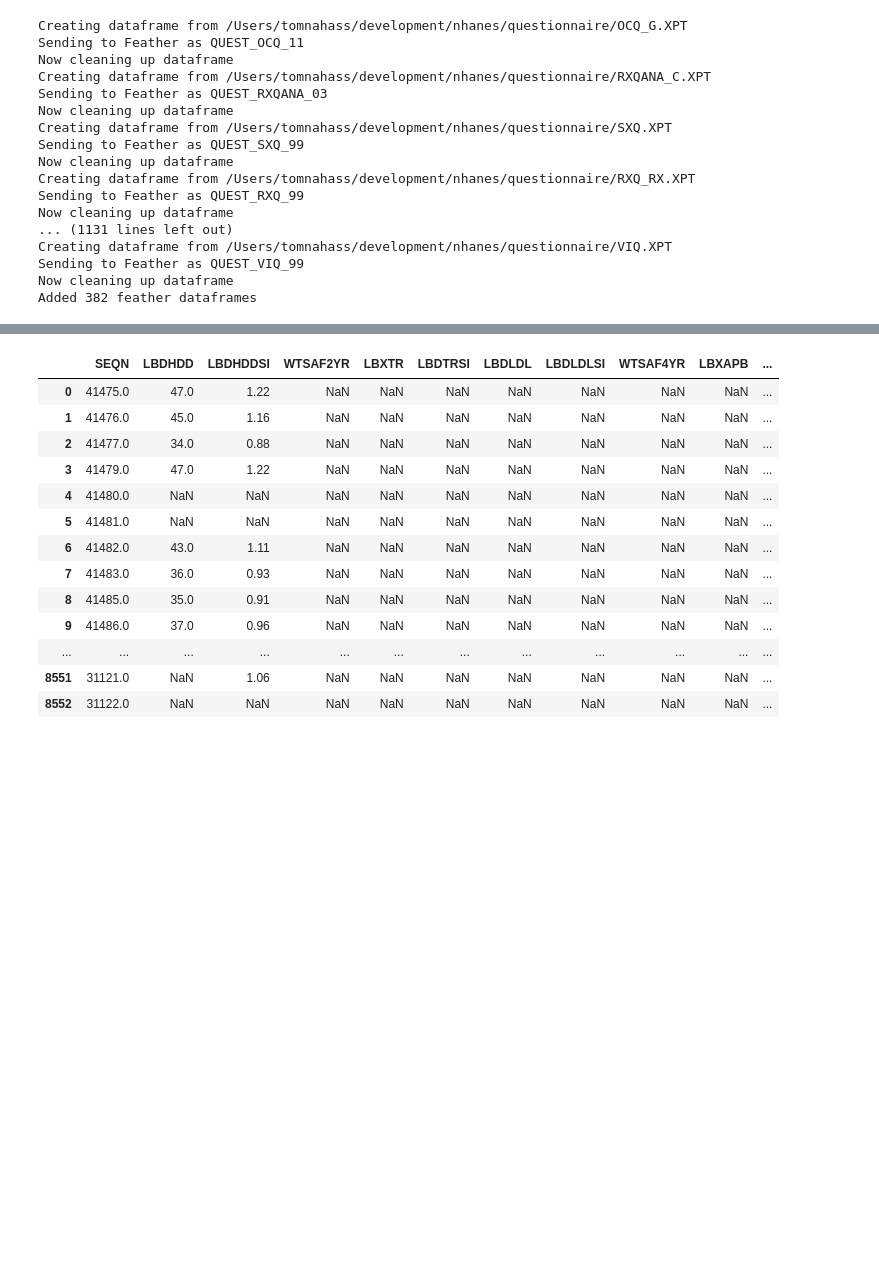
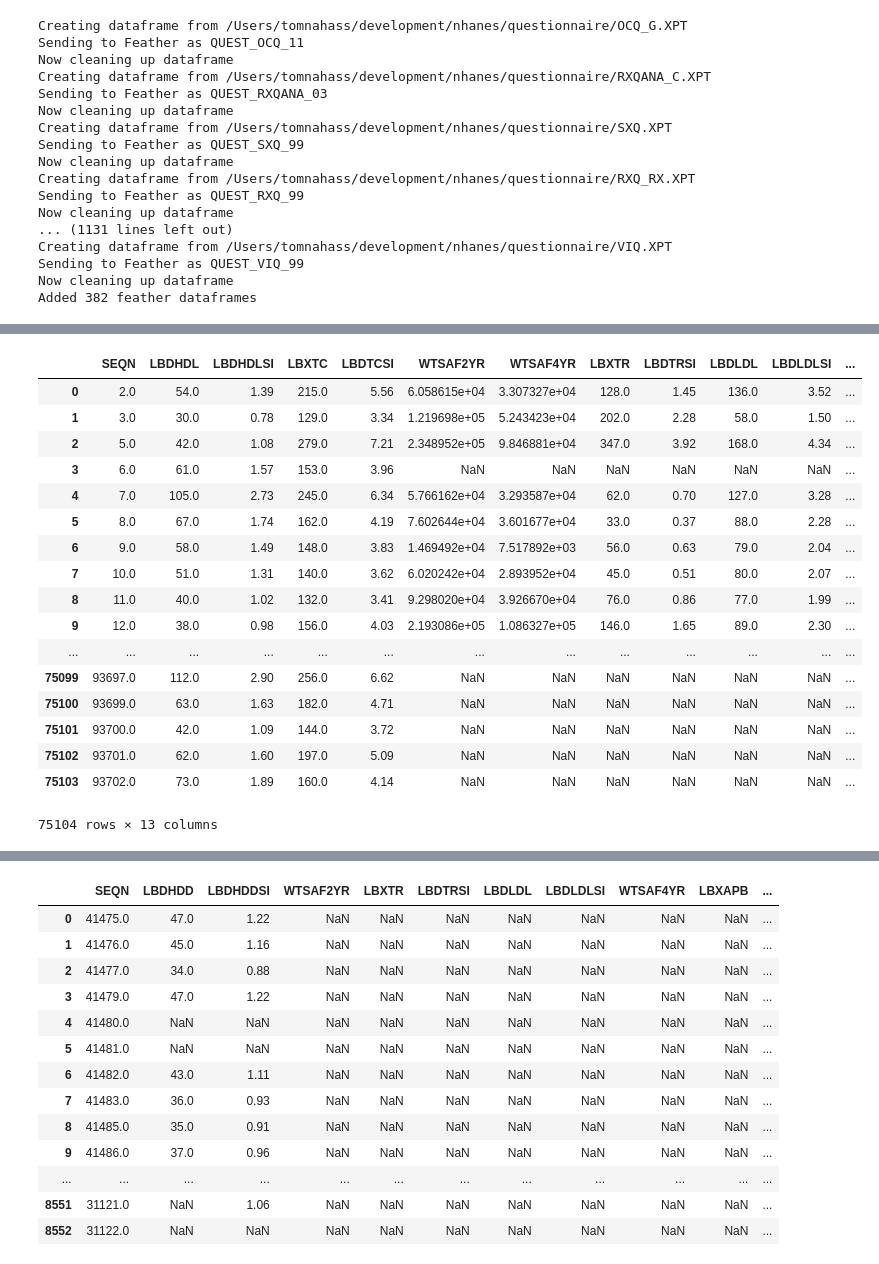
Before and after one commit to nahata5/nhanes-download, a Jupyter notebook: NHANES Downloader.ipynb, the cells around one changed output, grey strips where cells are left out. Drawn from its saved outputs; the diff is of its cells as text; code cells hidden in the pictures; blank space fills up the shorter version.

Commit message:
added complete workup of lipids for entire dataset

```diff
--- a/NHANES Downloader.ipynb
+++ b/NHANES Downloader.ipynb
@@ -338,0 +369,41 @@ total_03 = pd.read_sas("laboratory/L13_C.XPT")
+# %%
+#Some years with various columns names, this is to standardize columns names
+renamed_hdl_df = pd.concat([hdl_05, hdl_07, hdl_09, hdl_11, hdl_13, hdl_15], sort=False).rename(columns=hdl_columns)
+total_03 = total_03.rename(columns={"LBXHDD":'LBDHDL', "LBDHDDSI":'LBDHDLSI'})
+# %%
+total_df = pd.concat([total_05, total_07, total_09, total_11, total_13, total_15], sort=False)
+# %%
+# First we need to separate the columns from the combined datasets into HDL specific and total chol specific dataframes, also separate the LDL from apo in 2005 dataframe
+hdl99to03 = pd.concat([total_99, total_01, total_03], sort=False).loc[:, ['SEQN', 'LBDHDL', 'LBDHDLSI']]
+total99to03 = pd.concat([total_99, total_01, total_03], sort=False).loc[:, ['SEQN', 'LBXTC', 'LBDTCSI']]
+ldl_only_05 = ldl_05.iloc[:,:-2]
+apo_05 = ldl_05.loc[:,['SEQN','WTSAF2YR','LBXAPB','LBDAPBSI']]
+
+#Then we combine all of the years to create separated datasets in preparation of merging
+hdl_complete_df = pd.concat([hdl99to03, renamed_hdl_df], sort=False)
+total_complete_df = pd.concat([total_df, total99to03], sort=False)
+ldl_complete_df = pd.concat([ldl_99, ldl_01, ldl_03, ldl_only_05, ldl_07, ldl_09, ldl_11, ldl_13], sort=False)
+apo_complete_df = pd.concat([apo_05, apo_07,apo_09, apo_11, apo_13], sort=False)
+# %%
+lipid_complete_df = hdl_complete_df.merge(total_complete_df, on='SEQN', how='outer').merge(ldl_complete_df, on='SEQN', how='outer').merge(apo_complete_df, on=['SEQN','WTSAF2YR'], how='outer').sort_values('SEQN')
+# %%
+lipid_complete_df
+# %% [output]
+|  | SEQN | LBDHDL | LBDHDLSI | LBXTC | LBDTCSI | WTSAF2YR | WTSAF4YR | LBXTR | LBDTRSI | LBDLDL | LBDLDLSI | ... |
+| 0 | 2.0 | 54.0 | 1.39 | 215.0 | 5.56 | 6.058615e+04 | 3.307327e+04 | 128.0 | 1.45 | 136.0 | 3.52 | ... |
+| 1 | 3.0 | 30.0 | 0.78 | 129.0 | 3.34 | 1.219698e+05 | 5.243423e+04 | 202.0 | 2.28 | 58.0 | 1.50 | ... |
+| 2 | 5.0 | 42.0 | 1.08 | 279.0 | 7.21 | 2.348952e+05 | 9.846881e+04 | 347.0 | 3.92 | 168.0 | 4.34 | ... |
+| 3 | 6.0 | 61.0 | 1.57 | 153.0 | 3.96 | NaN | NaN | NaN | NaN | NaN | NaN | ... |
+| 4 | 7.0 | 105.0 | 2.73 | 245.0 | 6.34 | 5.766162e+04 | 3.293587e+04 | 62.0 | 0.70 | 127.0 | 3.28 | ... |
+| 5 | 8.0 | 67.0 | 1.74 | 162.0 | 4.19 | 7.602644e+04 | 3.601677e+04 | 33.0 | 0.37 | 88.0 | 2.28 | ... |
+| 6 | 9.0 | 58.0 | 1.49 | 148.0 | 3.83 | 1.469492e+04 | 7.517892e+03 | 56.0 | 0.63 | 79.0 | 2.04 | ... |
+| 7 | 10.0 | 51.0 | 1.31 | 140.0 | 3.62 | 6.020242e+04 | 2.893952e+04 | 45.0 | 0.51 | 80.0 | 2.07 | ... |
+| 8 | 11.0 | 40.0 | 1.02 | 132.0 | 3.41 | 9.298020e+04 | 3.926670e+04 | 76.0 | 0.86 | 77.0 | 1.99 | ... |
+| 9 | 12.0 | 38.0 | 0.98 | 156.0 | 4.03 | 2.193086e+05 | 1.086327e+05 | 146.0 | 1.65 | 89.0 | 2.30 | ... |
+| ... | ... | ... | ... | ... | ... | ... | ... | ... | ... | ... | ... | ... |
+| 75099 | 93697.0 | 112.0 | 2.90 | 256.0 | 6.62 | NaN | NaN | NaN | NaN | NaN | NaN | ... |
+| 75100 | 93699.0 | 63.0 | 1.63 | 182.0 | 4.71 | NaN | NaN | NaN | NaN | NaN | NaN | ... |
+| 75101 | 93700.0 | 42.0 | 1.09 | 144.0 | 3.72 | NaN | NaN | NaN | NaN | NaN | NaN | ... |
+| 75102 | 93701.0 | 62.0 | 1.60 | 197.0 | 5.09 | NaN | NaN | NaN | NaN | NaN | NaN | ... |
+| 75103 | 93702.0 | 73.0 | 1.89 | 160.0 | 4.14 | NaN | NaN | NaN | NaN | NaN | NaN | ... |
+75104 rows × 13 columns
```
Also changed, not shown: parts of 8 cells of this notebook.
